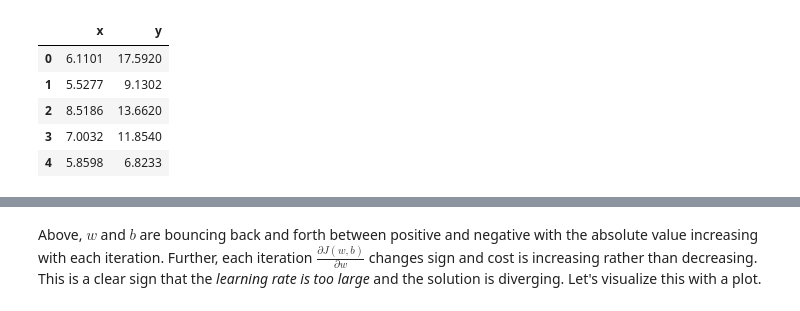
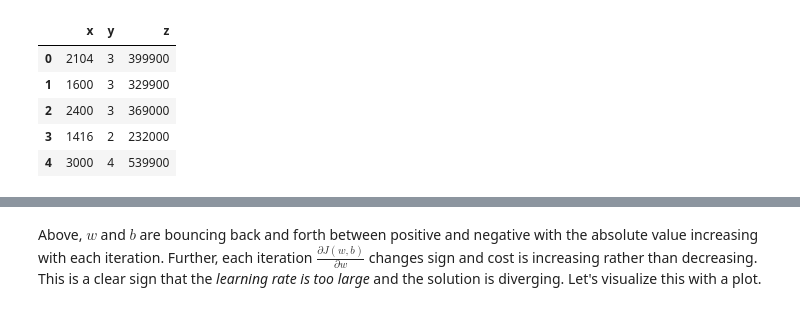
Before and after one commit to Railnlays/package-python-gradient-descent-1, a Jupyter notebook: C1_W1_Lab04_Gradient_Descent_Soln.ipynb, the cells around one changed output, grey strips where cells are left out. Drawn from its saved outputs; the diff is of its cells as text; code cells hidden in the pictures.

```diff
--- a/C1_W1_Lab04_Gradient_Descent_Soln.ipynb
+++ b/C1_W1_Lab04_Gradient_Descent_Soln.ipynb
@@ -7,14 +7,14 @@ plt.style.use('./deeplearning.mplstyle')
 from lab_utils_uni import plt_house_x, plt_contour_wgrad, plt_divergence, plt_gradients
 # %%
 # Cargar los datos desde el archivo CSV
-data = pd.read_csv('C:/Users/julio/Desktop/Proyectos/package-python-gradient-descent-1/csv initial/ex1data1.txt')
+data = pd.read_csv('C:/Users/julio/Desktop/Proyectos/package-python-gradient-descent-1/csv initial/data.txt')
 data.head()
 # %% [output]
-|  | x | y |
-| 0 | 6.1101 | 17.5920 |
-| 1 | 5.5277 | 9.1302 |
-| 2 | 8.5186 | 13.6620 |
-| 3 | 7.0032 | 11.8540 |
-| 4 | 5.8598 | 6.8233 |
+|  | x | y | z |
+| 0 | 2104 | 3 | 399900 |
+| 1 | 1600 | 3 | 329900 |
+| 2 | 2400 | 3 | 369000 |
+| 3 | 1416 | 2 | 232000 |
+| 4 | 3000 | 4 | 539900 |
 # %%
 # Load our data set
```
Also changed, not shown: parts of 9 cells of this notebook, 6 other files.
